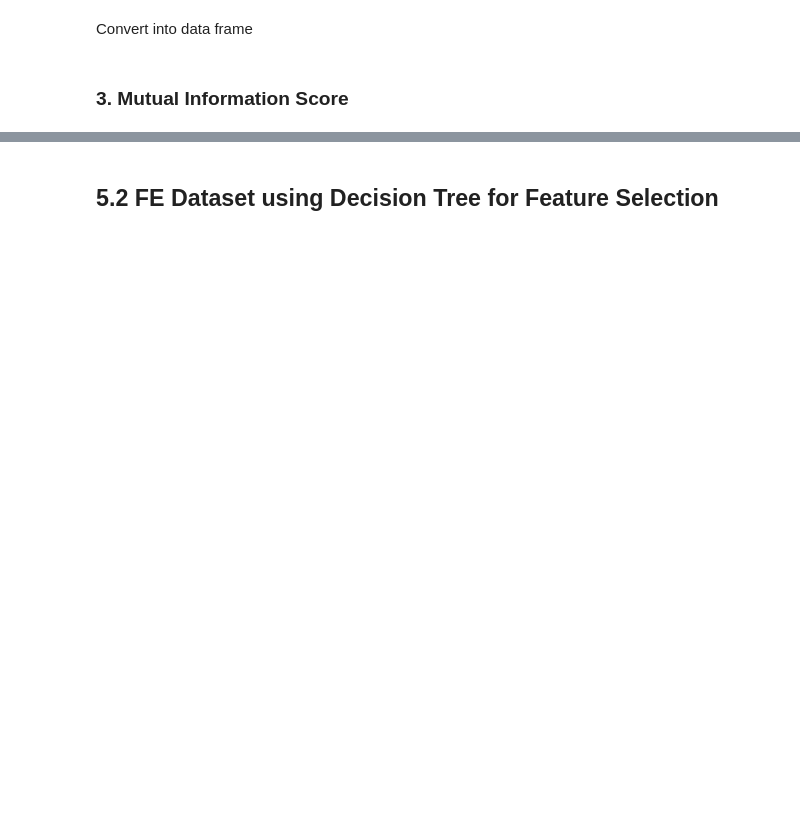
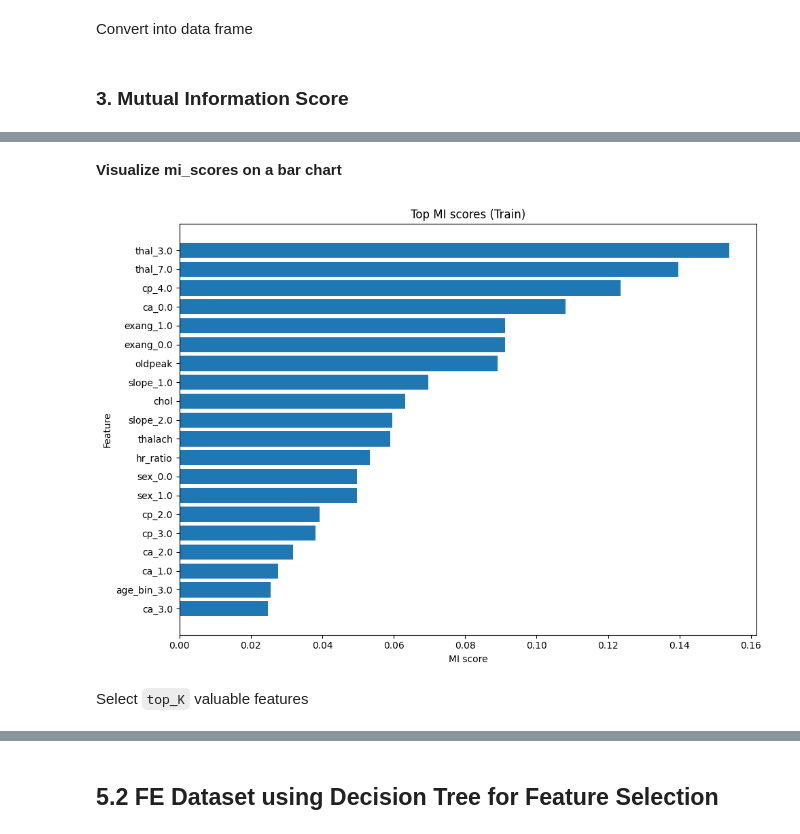
Before and after one commit to btduyforwork/heart-disease-dianosis, a Jupyter notebook: notebooks/heart_disease_FE.ipynb, the cells around one changed output, grey strips where cells are left out. Drawn from its saved outputs; the diff is of its cells as text; code cells hidden in the pictures; blank space fills up the shorter version.

```diff
--- a/notebooks/heart_disease_FE.ipynb
+++ b/notebooks/heart_disease_FE.ipynb
@@ -434,8 +434,6 @@ class AddNewFeaturesTransformer(
         return self
     def transform(self, X):
         return add_new_features_func(X)
-    def get_feature_names_out(self, input_features=None):
-        return self.columns + self.new_features_
 # %% [markdown]
 Complete Pipeline
 # %%
@@ -500,0 +507,15 @@ dtype: float64
+# %% [markdown]
+**Visualize mi_scores on a bar chart**
+# %%
+plt.figure(figsize=(10, max(6, 0.35*20)))
+plt.barh(mi_scores[:20][::-1].index, mi_scores[:20][::-1].values)
+plt.title('Top MI scores (Train)')
+plt.xlabel('MI score')
+plt.ylabel('Feature')
+plt.tight_layout()
+plt.savefig('top_mi_scores.pdf', bbox_inches='tight')
+plt.show()
+# %% [output]
+[figure, added]
+# %% [markdown]
+Select `top_K` valuable features
```
Also changed, not shown: parts of 10 cells of this notebook, 3 other files.
